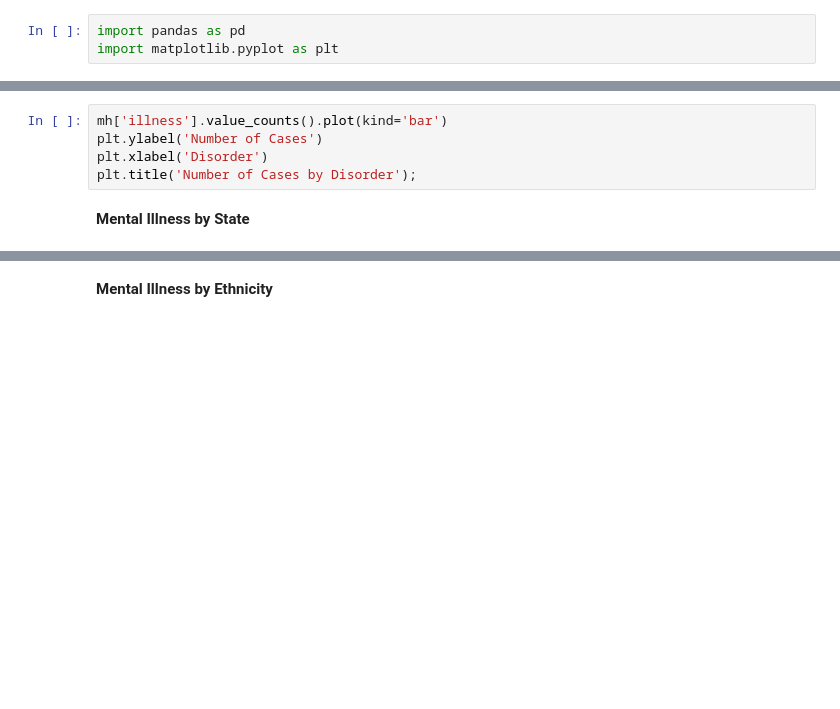
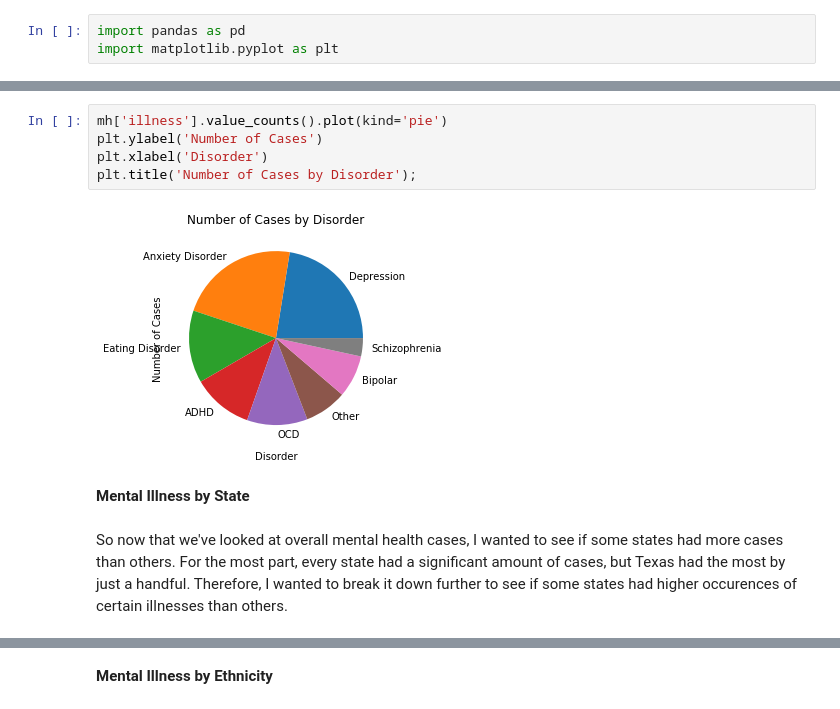
Before and after one commit to ngentry9/NG-GA2020-Project, a Jupyter notebook: report.ipynb, the cells around one changed output, grey strips where cells are left out. Drawn from its saved outputs; the diff is of its cells as text; blank space fills up the shorter version.

```diff
--- a/report.ipynb
+++ b/report.ipynb
@@ -42,10 +110,14 @@ mh['illness'].value_counts().head()
 # %%
-mh['illness'].value_counts().plot(kind='bar')
+mh['illness'].value_counts().plot(kind='pie')
 plt.ylabel('Number of Cases')
 plt.xlabel('Disorder')
 plt.title('Number of Cases by Disorder');
+# %% [output]
+[figure, added]
 # %% [markdown]
 **Mental Illness by State**
+# %% [markdown]
+So now that we've looked at overall mental health cases, I wanted to see if some states had more cases than others. For the most part, every state had a significant amount of cases, but Texas had the most by just a handful. Therefore, I wanted to break it down further to see if some states had higher occurences of certain illnesses than others.
 # %%
 print(f"The top 5 states with the most cases are:")
 mh['state'].value_counts().head()
```
Also changed, not shown: parts of 48 cells of this notebook, 2 other files.
